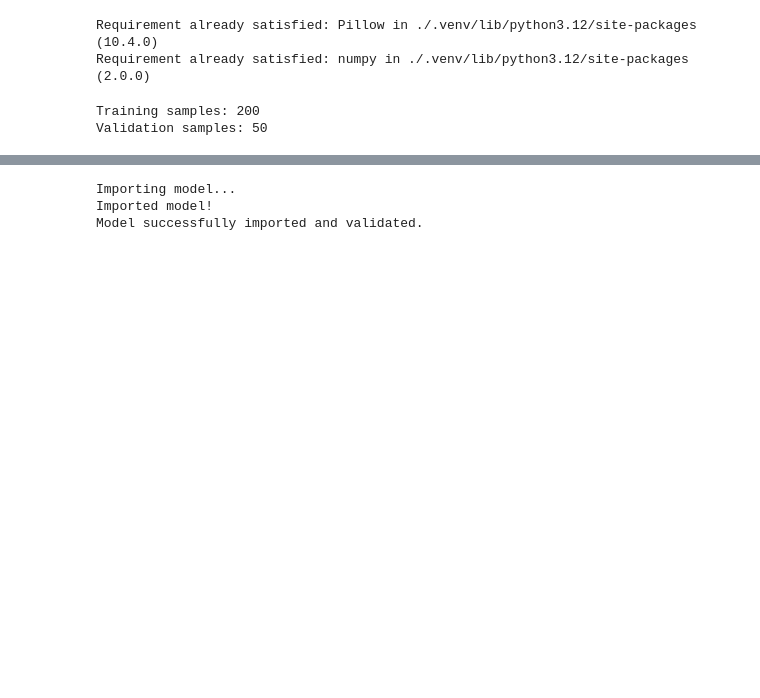
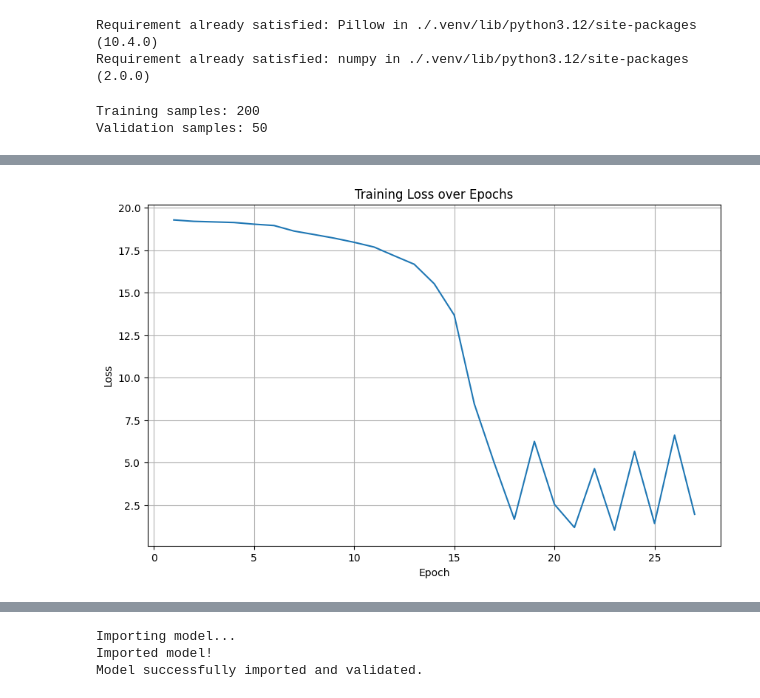
Before and after one commit to AnirudhhRamesh/micrograd, a Jupyter notebook: demo.ipynb, the cells around one changed output, grey strips where cells are left out. Drawn from its saved outputs; the diff is of its cells as text; code cells hidden in the pictures; blank space fills up the shorter version.

```diff
--- a/demo.ipynb
+++ b/demo.ipynb
@@ -184,6 +184,8 @@ lr = 0.02
 
 optimizer = SimpleOptimizer(model.parameters(), lr)
 
+losses = []
+
 # Train the model
 for epoch in range(num_epochs):
 
@@ -200,26 +202,25 @@ for epoch in range(num_epochs):
 
     # Dynamically adjust the learning rate
     if (loss.value < 20.0):
-        optimizer.set_learn_rate(0.04)
-
-    if (loss.value < 15.0):
-        optimizer.set_learn_rate(0.02)
+        optimizer.set_learn_rate(0.04)  # Reduced from 0.02
 
     if (loss.value < 10.0):
-        optimizer.set_learn_rate(0.001)
+        optimizer.set_learn_rate(0.002)  # Increased from 0.001
 
-    if (loss.value < 2.0):
-        optimizer.set_learn_rate(random.uniform(0.0001, 0.002))
-
-    if (loss.value < 0.85):
-        optimizer.set_learn_rate(random.uniform(0.0000001, 0.00001))
+    # TODO: Move into optimizer.step()
+    # Add gradient clipping
+    max_grad = 1.0
+    for param in model.parameters():
+        if param.grad is not None:
+            param.grad = max(min(param.grad, max_grad), -max_grad)
 
     # Early stopping
-    if (loss.value < 0.70):
+    if (loss.value < 1.00):
         print(f'Early stopping at epoch {epoch+1}, loss: {loss.value:.4f}')
         break
 
     optimizer.step()
+    losses.append(loss)
 
     if (epoch + 1) % 1 == 0:
         print(f'Epoch [{epoch+1}/{num_epochs}], Loss: {loss.value} - (step: {optimizer.get_learn_rate()})')
@@ -234,3 +259,16 @@ Early stopping at epoch 7, loss: 2.4208
+# %%
+# Plot the losses
+import matplotlib.pyplot as plt
+
+plt.figure(figsize=(10, 6))
+plt.plot(range(1, len(losses) + 1), [loss.value for loss in losses])
+plt.title('Training Loss over Epochs')
+plt.xlabel('Epoch')
+plt.ylabel('Loss')
+plt.grid(True)
+plt.show()
+# %% [output]
+[figure, added]
 # %%
 # Write the model to a file
 import json
```
Also changed, not shown: parts of 7 cells of this notebook, 12 other files.
